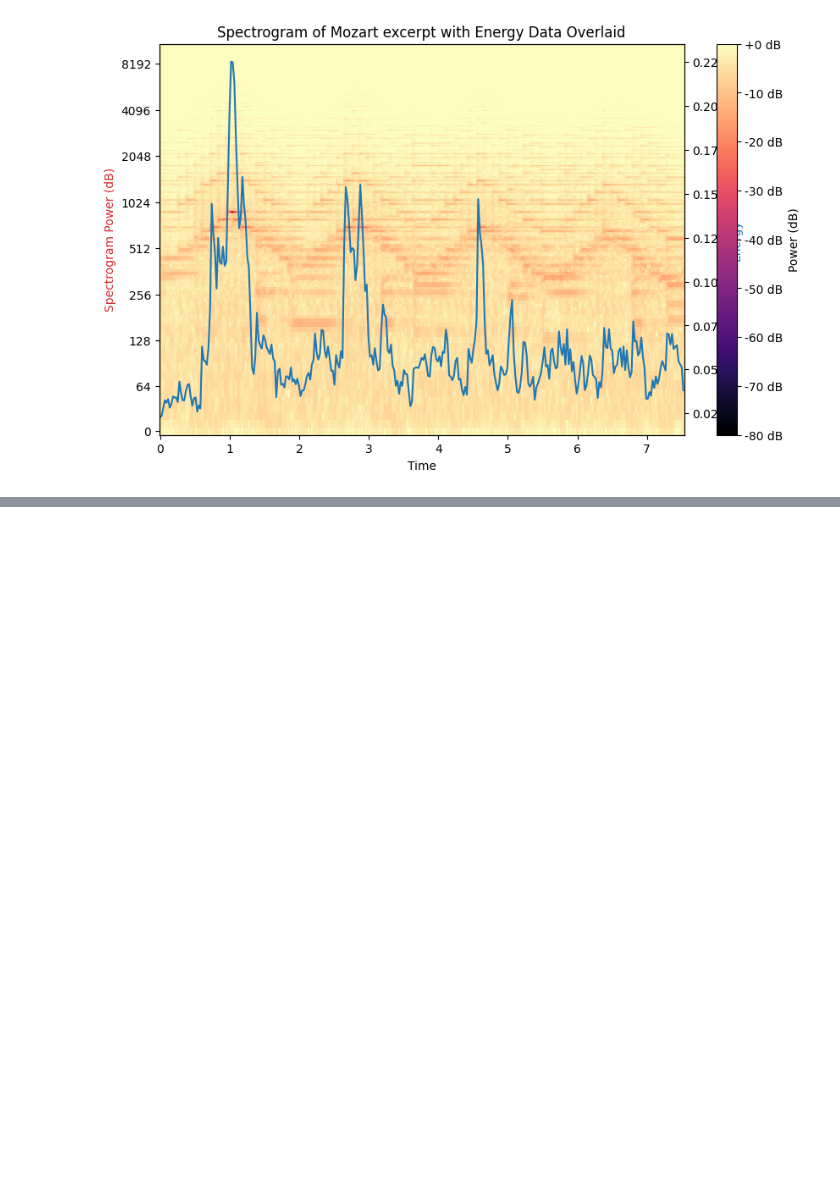
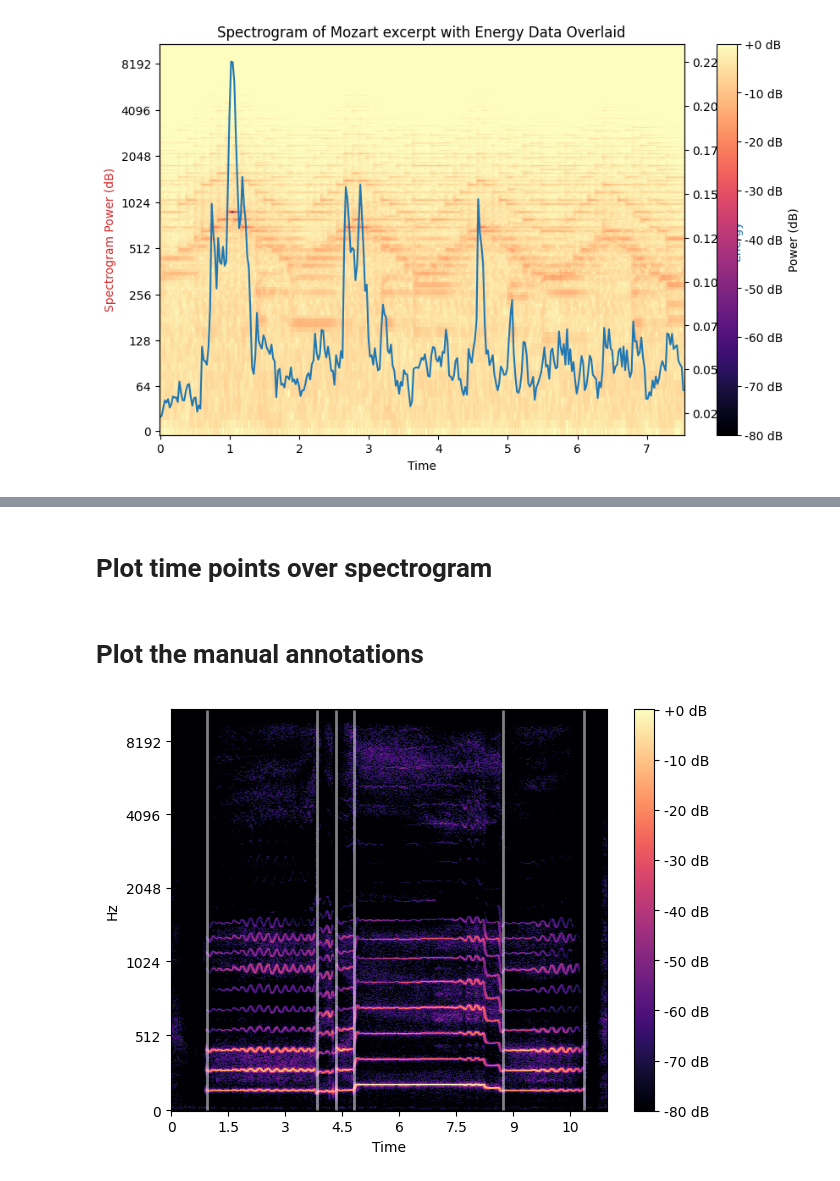
Before and after one commit to jcdevaney/audioAnalysisWorkshop, a Jupyter notebook: audioAnalysisWorkbook.ipynb, the cells around one changed output, grey strips where cells are left out. Drawn from its saved outputs; the diff is of its cells as text; code cells hidden in the pictures; blank space fills up the shorter version.

```diff
--- a/audioAnalysisWorkbook.ipynb
+++ b/audioAnalysisWorkbook.ipynb
@@ -106,0 +146,30 @@ overlayPlot(audiofileMozart,csvMozart,titleMozart)
+# %%
+avmQMULonsets = pd.read_csv('/content/audioAnalysisWorkshop/audio/avm_qmulOnsets.csv',names=['Time'])
+avmTimeInsants = pd.read_csv('/content/audioAnalysisWorkshop/audio/avm_timeInstants.csv',names=['Time','Label'])
+avmRegions = pd.read_csv('/content/audioAnalysisWorkshop/audio/avm_regions.csv',names=['Time','Dummy','Offset','Label'])
+avmAudacity = pd.read_table('/content/audioAnalysisWorkshop/audio/avm_audacityLabels.txt',names=['Time','Dummy','Offset','Label'])
+# %% [markdown]
+# Plot time points over spectrogram
+# %%
+def plotTimePoints(D,sr,times):
+
+  # plot spectrogram
+  librosa.display.specshow(D, sr=sr, x_axis='time', y_axis='mel')
+
+  # Let's draw transparent lines over the beat frames
+  plt.vlines(times,
+            1, 0.5 * sr,
+            colors='w', linestyles='-', linewidth=2, alpha=0.5)
+
+  plt.axis('tight')
+
+  plt.colorbar(format='%+02.0f dB')
+
+  plt.tight_layout()
+# %% [markdown]
+# Plot the manual annotations
+# %%
+# Sonic Visualiser Time Instants
+plotTimePoints(D,fs,avmTimeInsants['Time'])
+# %% [output]
+[figure, added]
```
Also changed, not shown: parts of 11 cells of this notebook.
